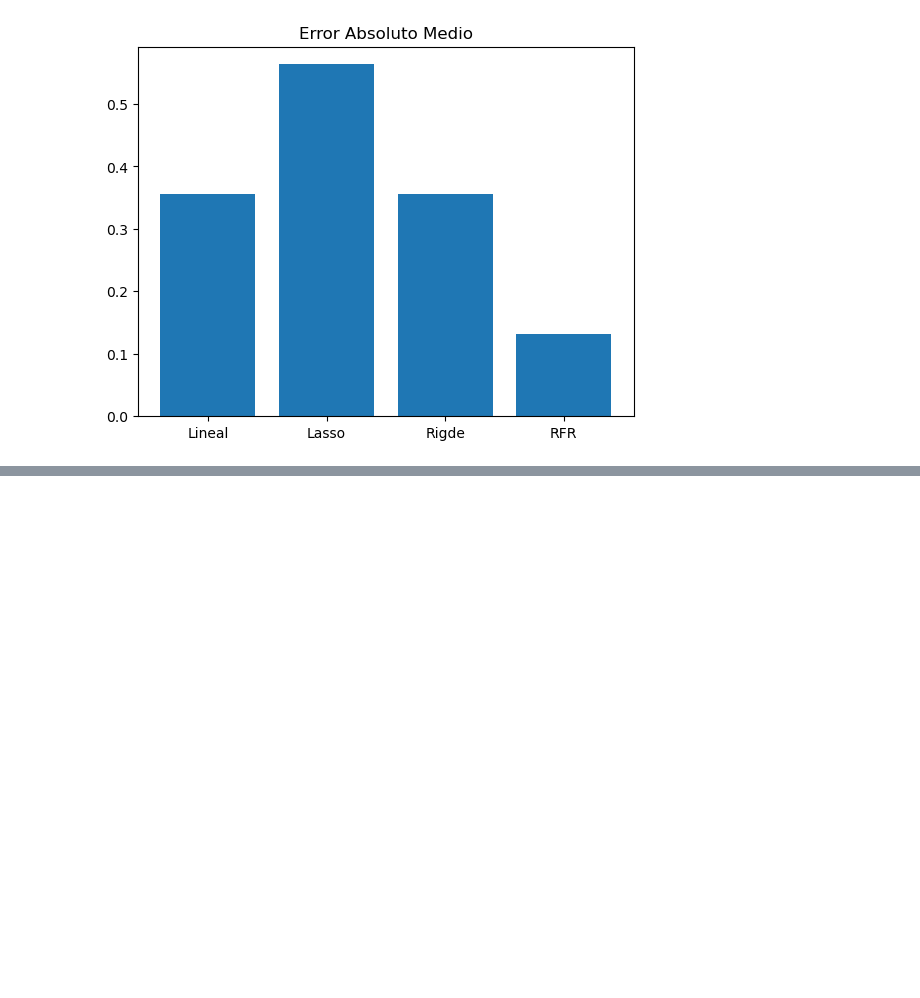
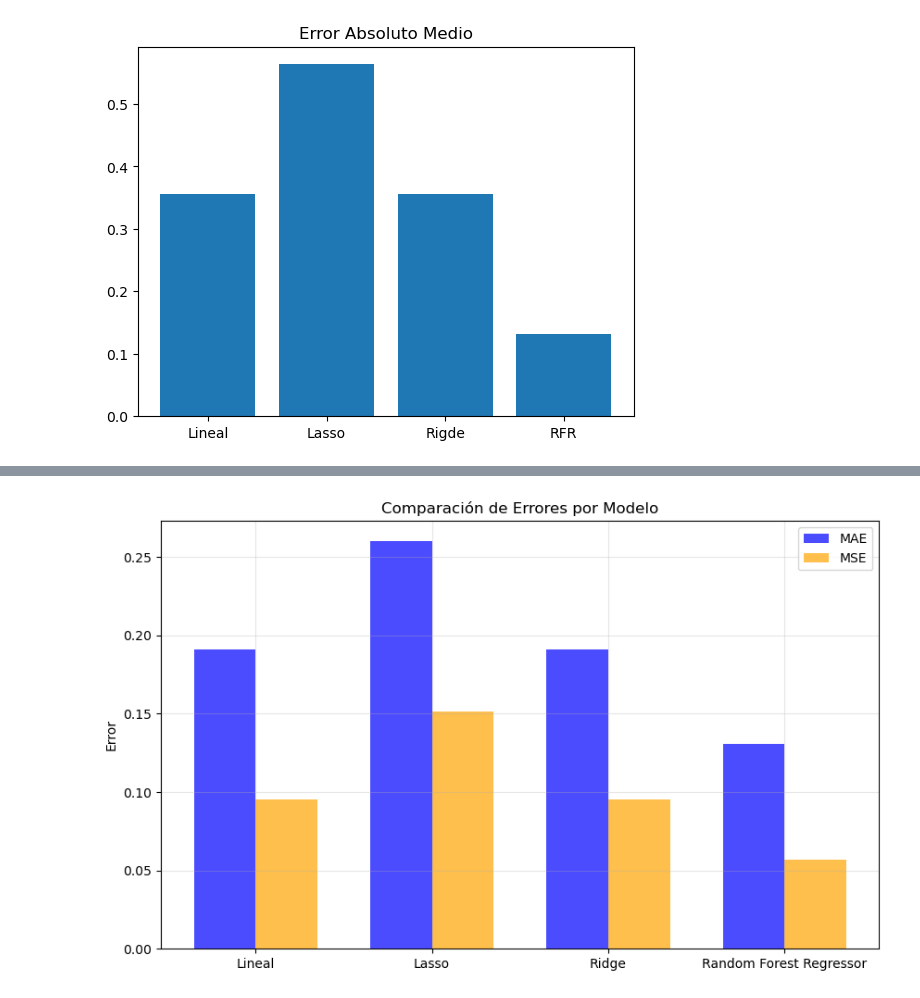
Before and after one commit to imchrisrueda/MSI_DS_2024, a Jupyter notebook: Regresión/regresion_casos.ipynb, the cells around one changed output, grey strips where cells are left out. Cells and saved outputs as stored; diff of their text form; code cells hidden in the pictures; blank space fills up the shorter version.

```diff
--- a/Regresión/regresion_casos.ipynb
+++ b/Regresión/regresion_casos.ipynb
@@ -203,0 +237,6 @@ plt.show()
+# %%
+#Pequeño cambio en el nombre de las columnas para facilitar la escritura de código (Preferencia personal)
+print(f"Nombres de las columnas originales: \n {data.columns}")
+#Cambio a minúsculas
+data.columns = data.columns.str.lower()
+print(f"Nombres de las columnas en minúsculas: \n {data.columns}")
@@ -203,0 +309,13 @@ plt.show()
+# %%
+#Winsor
+data_filt = data.copy()
+#Filtro simple con rango_inter_cuantílico
+for columna in ['emision_co2', 'consumokwh/m2/anio', 'superficie_m2', 'dias_hasta_expiracion']:
+    Q1 = data_filt[columna].quantile(0.25)
+    Q3 = data_filt[columna].quantile(0.75)
+    rango_inter_quantil = Q3 - Q1
+    data_filt[columna] = data_filt[columna].clip(lower=Q1 - 1.5 * rango_inter_quantil, upper=Q3 + 1.5 * rango_inter_quantil)
+
+print(f"Número registros luego del filtro de valores atípicos: {data_filt.shape[0]}")
+print(f"Registros eliminados: {data.shape[0] - data_filt.shape[0]}, es decir, el {(((data.shape[0] - data_filt.shape[0])/data.shape[0])*100):.2f}% de los datos")
+#Como es aproximadamente el 30%, se debería probar otra alternativa que ajuste valores sin borrar
@@ -203,0 +325,8 @@ plt.show()
+# %%
+#Codificado de variables categóricas
+data_filt = pd.get_dummies(data_filt, drop_first=True)
+
+#Escalado
+scaler = StandardScaler()
+scaled_columns = ['emision_co2', 'consumokwh/m2/anio', 'superficie_m2', 'anio_construccion', 'dias_hasta_expiracion']
+data_filt[scaled_columns] = scaler.fit_transform(data_filt[scaled_columns])
@@ -203,0 +377,16 @@ plt.show()
+# %%
+#Vamos a graficar las 2 métricas a la vez (MSE y MAE)
+x = np.arange(len(modelos)) #Hay que ver cuántos modelos tenemos
+width = 0.35  # Ancho de las barras porque hay que ajustar al gráfico
+
+plt.figure(figsize=(10, 6))
+plt.bar(x - width/2, resultados_df['MAE'], width, label='MAE', alpha=0.7, color ='blue')
+plt.bar(x + width/2, resultados_df['MSE'], width, label='MSE', alpha=0.7, color='orange')
+plt.xticks(x, modelos)  #Agregamos el nombre de los modelos
+plt.ylabel("Error")
+plt.title("Comparación de Errores por Modelo")
+plt.grid(alpha=0.3)
+plt.legend()
+plt.show()
+# %% [output]
+[figure, added]
```
Also changed, not shown: parts of 13 cells of this notebook.
